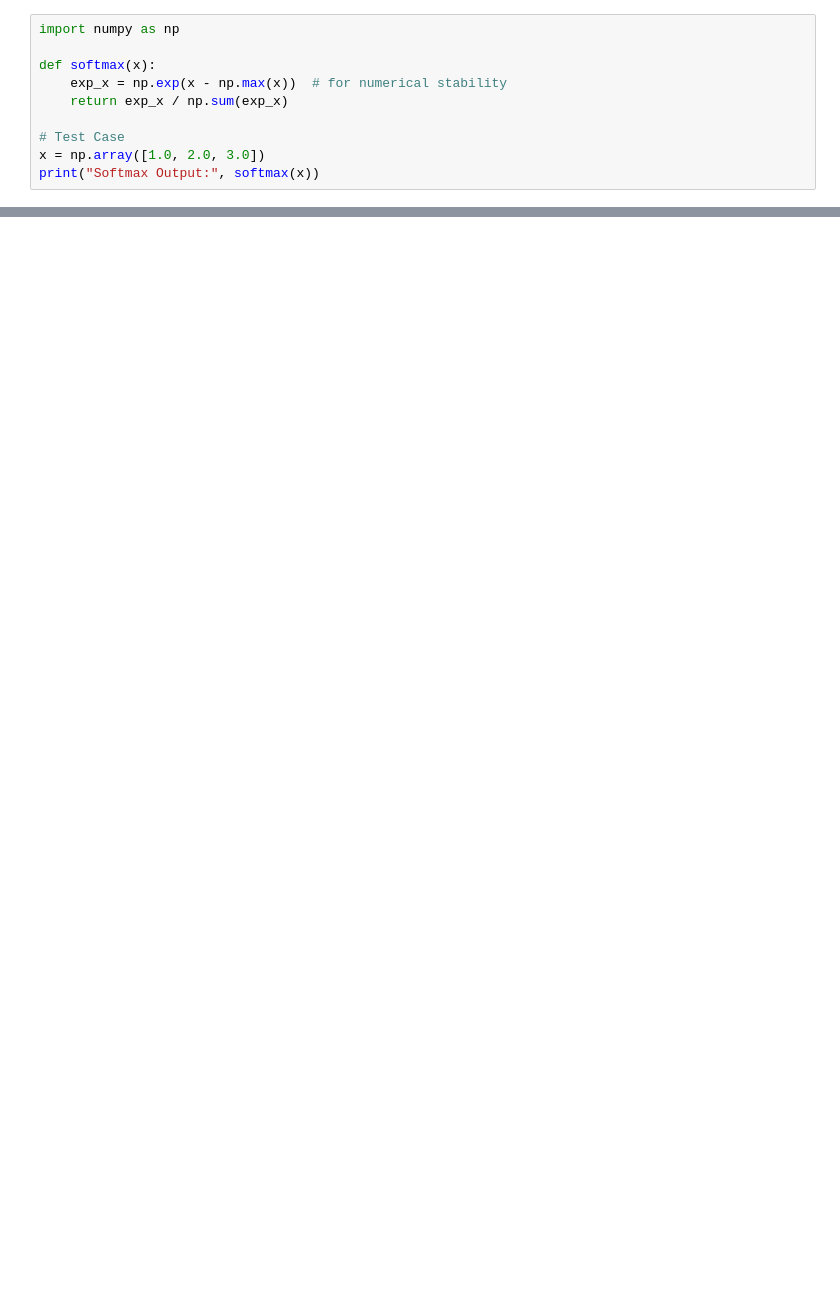
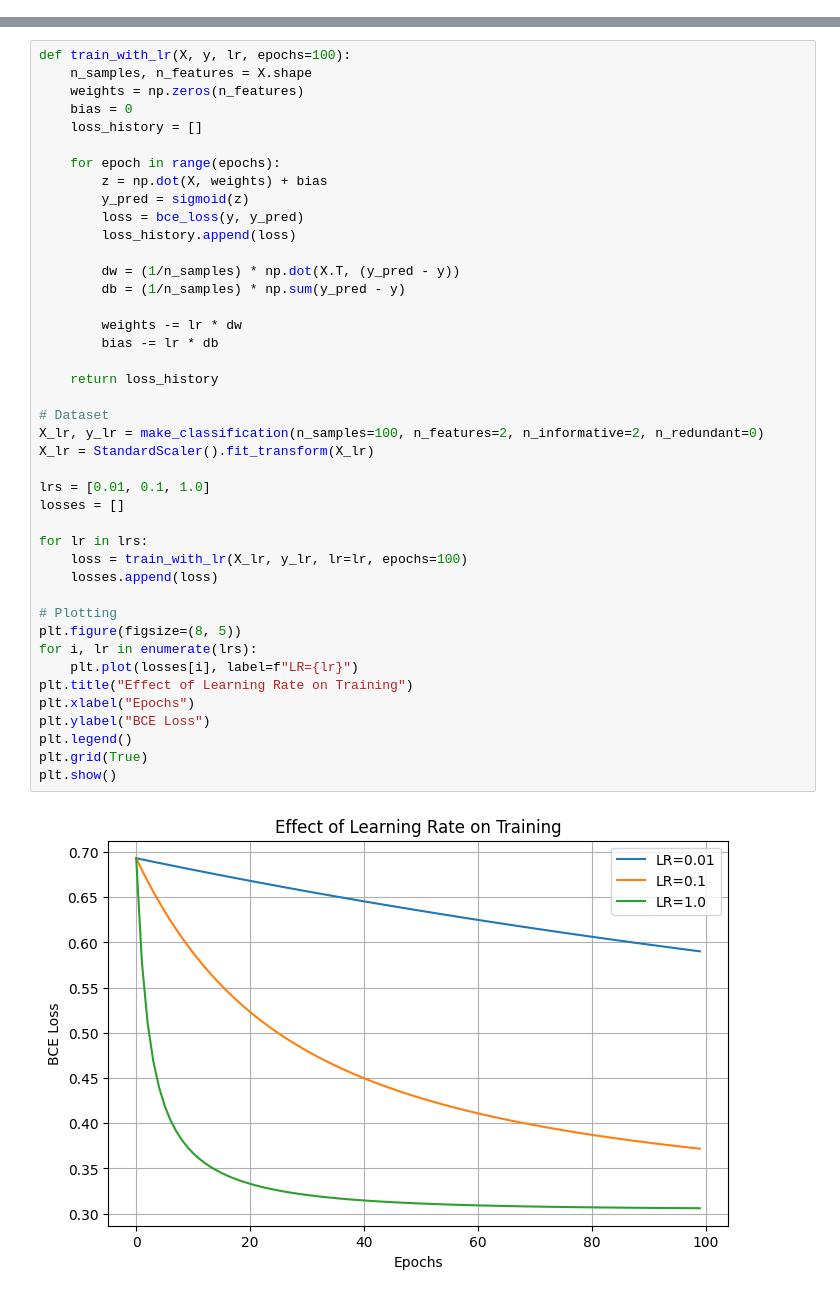
Before and after one commit to beingshub02/Deep-Learning-Summer-School-IIITDM, a Jupyter notebook: 25DLS455.ipynb, the cells around one changed output, grey strips where cells are left out. Saved outputs shown, nothing was run; the diff lists cells and outputs as text; blank space fills up the shorter version.

```diff
--- a/25DLS455.ipynb
+++ b/25DLS455.ipynb
@@ -5,10 +2,0 @@
-# %%
-import numpy as np
-
-def softmax(x):
-    exp_x = np.exp(x - np.max(x))  # for numerical stability
-    return exp_x / np.sum(exp_x)
-
-# Test Case
-x = np.array([1.0, 2.0, 3.0])
-print("Softmax Output:", softmax(x))
@@ -90,0 +111,44 @@ Sum (NumPy): 12.655305
+# %%
+def train_with_lr(X, y, lr, epochs=100):
+    n_samples, n_features = X.shape
+    weights = np.zeros(n_features)
+    bias = 0
+    loss_history = []
+
+    for epoch in range(epochs):
+        z = np.dot(X, weights) + bias
+        y_pred = sigmoid(z)
+        loss = bce_loss(y, y_pred)
+        loss_history.append(loss)
+
+        dw = (1/n_samples) * np.dot(X.T, (y_pred - y))
+        db = (1/n_samples) * np.sum(y_pred - y)
+
+        weights -= lr * dw
+        bias -= lr * db
+
+    return loss_history
+
+# Dataset
+X_lr, y_lr = make_classification(n_samples=100, n_features=2, n_informative=2, n_redundant=0)
+X_lr = StandardScaler().fit_transform(X_lr)
+
+lrs = [0.01, 0.1, 1.0]
+losses = []
+
+for lr in lrs:
+    loss = train_with_lr(X_lr, y_lr, lr=lr, epochs=100)
+    losses.append(loss)
+
+# Plotting
+plt.figure(figsize=(8, 5))
+for i, lr in enumerate(lrs):
+    plt.plot(losses[i], label=f"LR={lr}")
+plt.title("Effect of Learning Rate on Training")
+plt.xlabel("Epochs")
+plt.ylabel("BCE Loss")
+plt.legend()
+plt.grid(True)
+plt.show()
+# %% [output]
+[figure, added]
```
Also changed, not shown: parts of 9 cells of this notebook.
